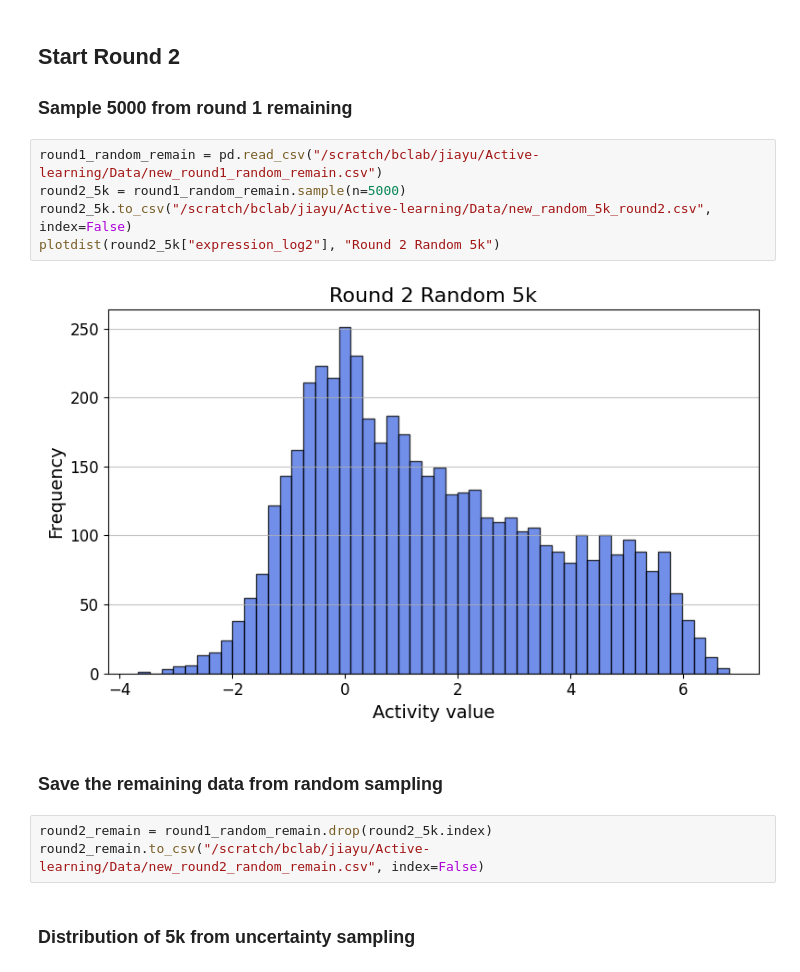
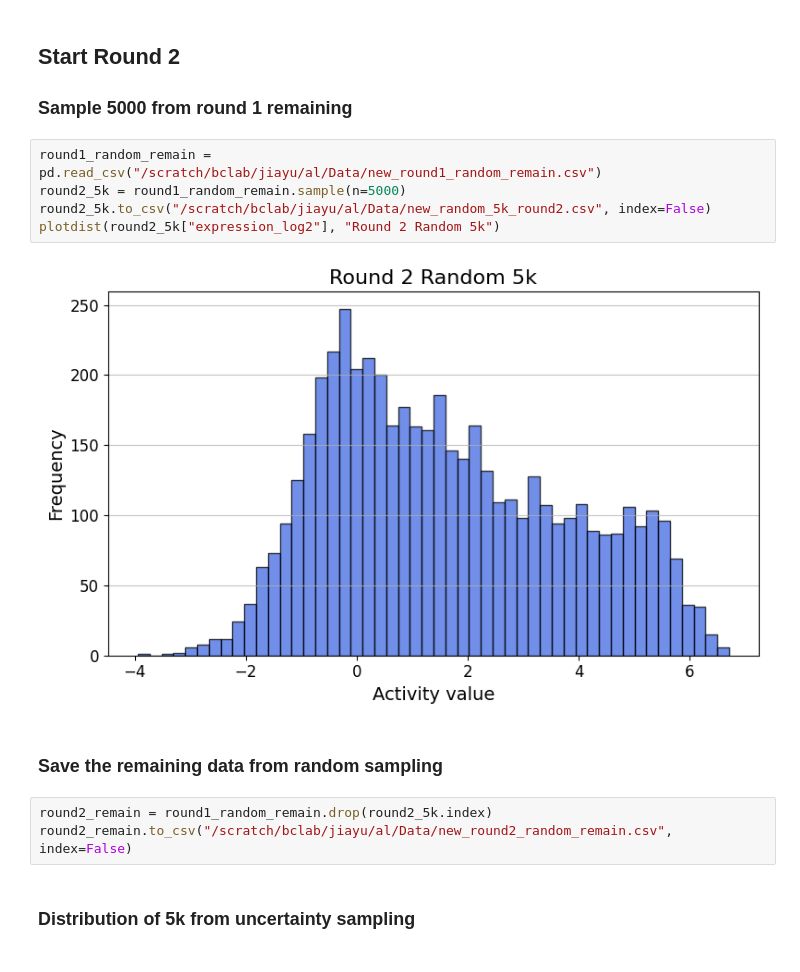
Before and after one commit to peter6866/CRX-Active-Learning, a Jupyter notebook: src/new_activity_generate.ipynb, the cells around one changed output. Cells and saved outputs as stored; diff of their text form.

```diff
--- a/src/new_activity_generate.ipynb
+++ b/src/new_activity_generate.ipynb
@@ -83,17 +84,17 @@ plotdist(round1_uncertainty_5k["expression_log2"], "Round 1 Uncertainty 5k")
 ## Start Round 2
 ### Sample 5000 from round 1 remaining
 # %%
-round1_random_remain = pd.read_csv("/scratch/bclab/jiayu/Active-learning/Data/new_round1_random_remain.csv")
+round1_random_remain = pd.read_csv("/scratch/bclab/jiayu/al/Data/new_round1_random_remain.csv")
 round2_5k = round1_random_remain.sample(n=5000)
-round2_5k.to_csv("/scratch/bclab/jiayu/Active-learning/Data/new_random_5k_round2.csv", index=False)
+round2_5k.to_csv("/scratch/bclab/jiayu/al/Data/new_random_5k_round2.csv", index=False)
 plotdist(round2_5k["expression_log2"], "Round 2 Random 5k")
 # %% [output]
-[figure, old version]
+[figure, new version]
 # %% [markdown]
 ### Save the remaining data from random sampling
 # %%
 round2_remain = round1_random_remain.drop(round2_5k.index)
-round2_remain.to_csv("/scratch/bclab/jiayu/Active-learning/Data/new_round2_random_remain.csv", index=False)
+round2_remain.to_csv("/scratch/bclab/jiayu/al/Data/new_round2_random_remain.csv", index=False)
 # %% [markdown]
 ### Distribution of 5k from uncertainty sampling
 # %%
```
Also changed, not shown: parts of 6 cells of this notebook, 9 other files.
